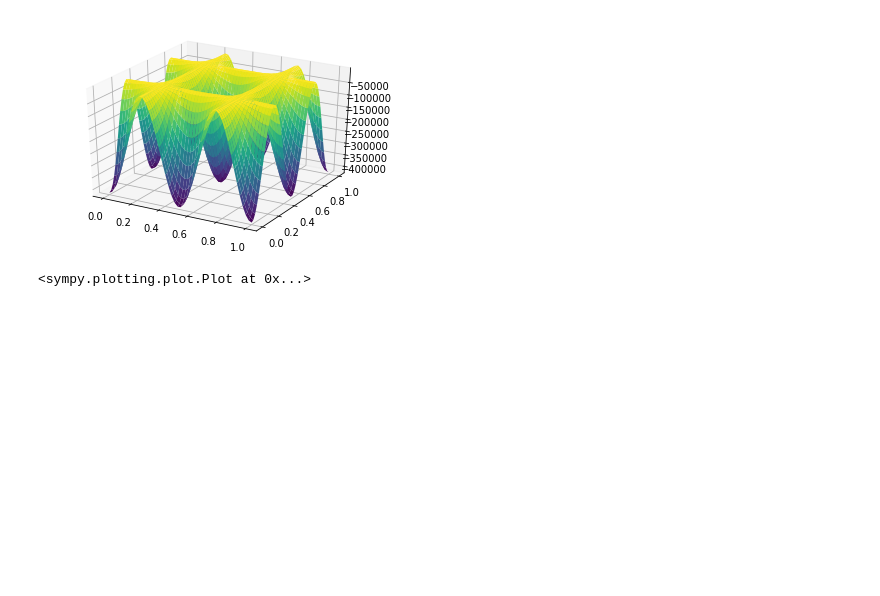
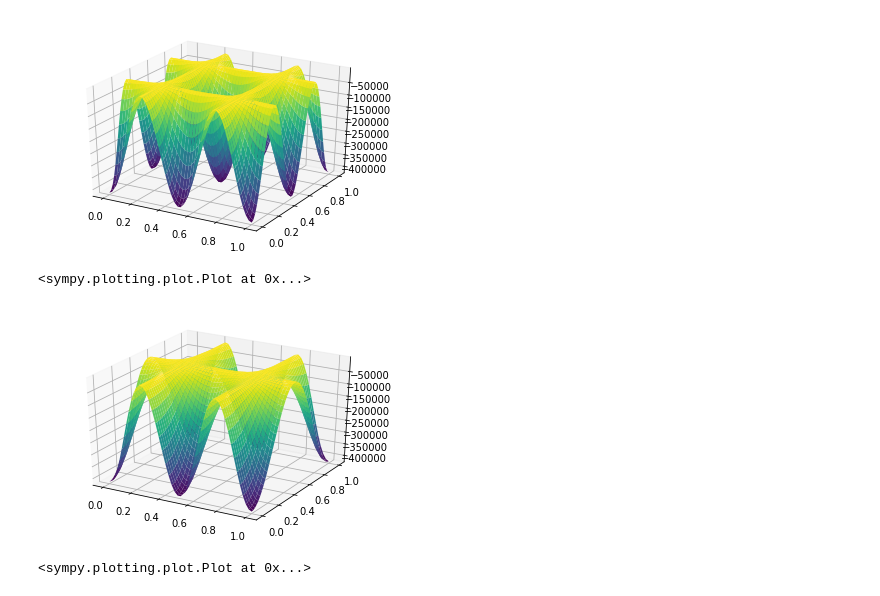
Before and after one commit to lkwatson/ME520, a Jupyter notebook: Barmatz Collas.ipynb, the cells around one changed output. Cells and saved outputs as stored; diff of their text form; code cells hidden in the pictures; blank space fills up the shorter version.

Commit message:
Another plot

```diff
--- a/Barmatz Collas.ipynb
+++ b/Barmatz Collas.ipynb
@@ -102,3 +102,21 @@ plot3d(U_221.subs(plug_in), (x, 0, 1), (y, 0, 1))
 # %% [output]
 [figure]
 <sympy.plotting.plot.Plot at 0x...>
+# %%
+plug_in = {
+    R:0.01,
+    c:1500,
+    c_s:150,
+    l_x:1,
+    l_y:1,
+    l_z:1,
+    rho:200,
+    rho_s:5,
+    t:0,
+    v_0:500,
+    y:1
+}
+plot3d(U_221.subs(plug_in), (x, 0, 1), (z, 0, 1))
+# %% [output]
+[figure, added]
+<sympy.plotting.plot.Plot at 0x...>
```
